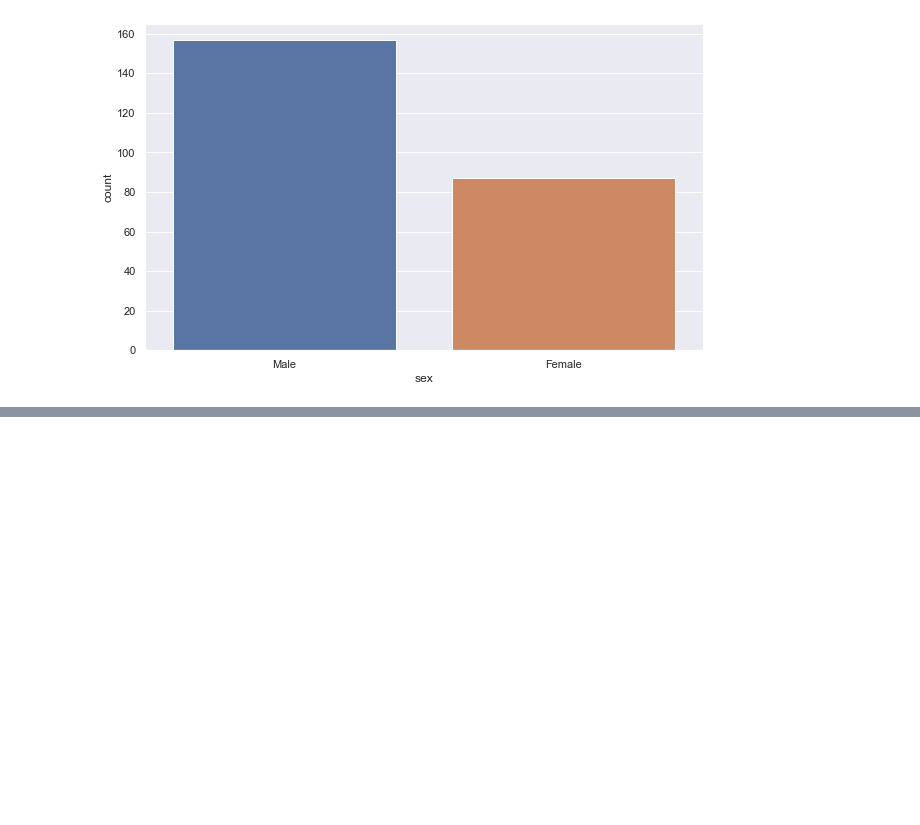
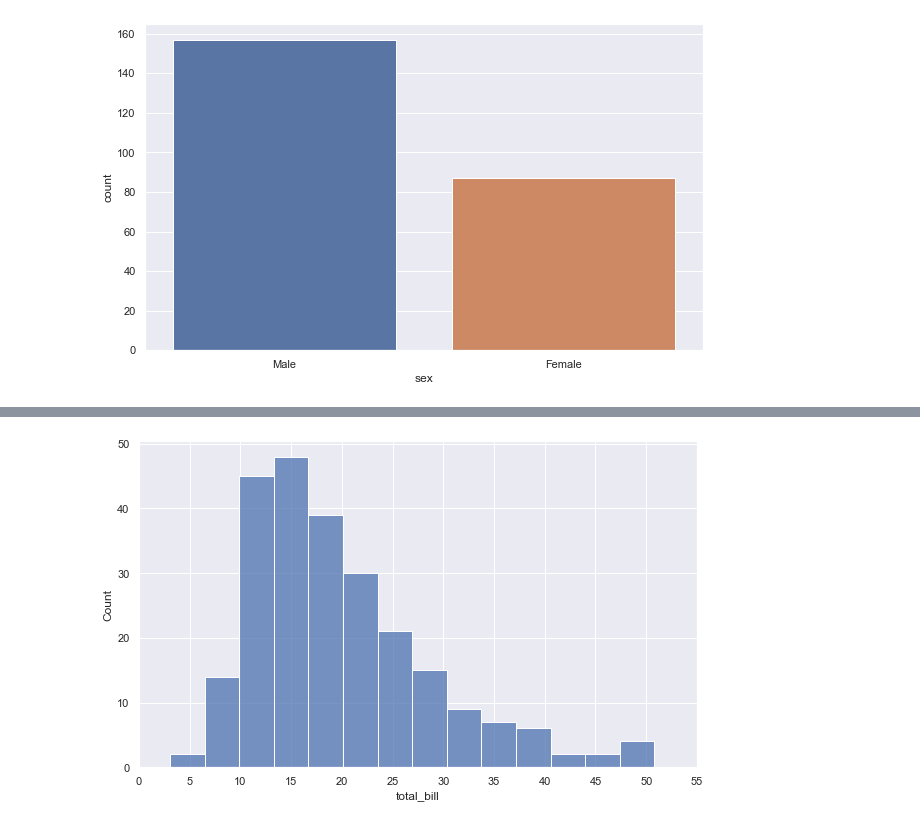
Before and after one commit to danielliu99/DS_toolbox, a Jupyter notebook: visualization/Seaborn.ipynb, the cells around one changed output, grey strips where cells are left out. Saved outputs shown, nothing was run; the diff lists cells and outputs as text; code cells hidden in the pictures; blank space fills up the shorter version.

```diff
--- a/visualization/Seaborn.ipynb
+++ b/visualization/Seaborn.ipynb
@@ -297,0 +316,7 @@ sns.countplot(data=tips, x='sex')
+# %%
+### add more x ticks
+ht = sns.histplot(data=tips, x='total_bill')
+ht.set_xticks(range(0,60,5))
+plt.show()
+# %% [output]
+[figure, added]
```
Also changed, not shown: parts of 27 cells of this notebook.
